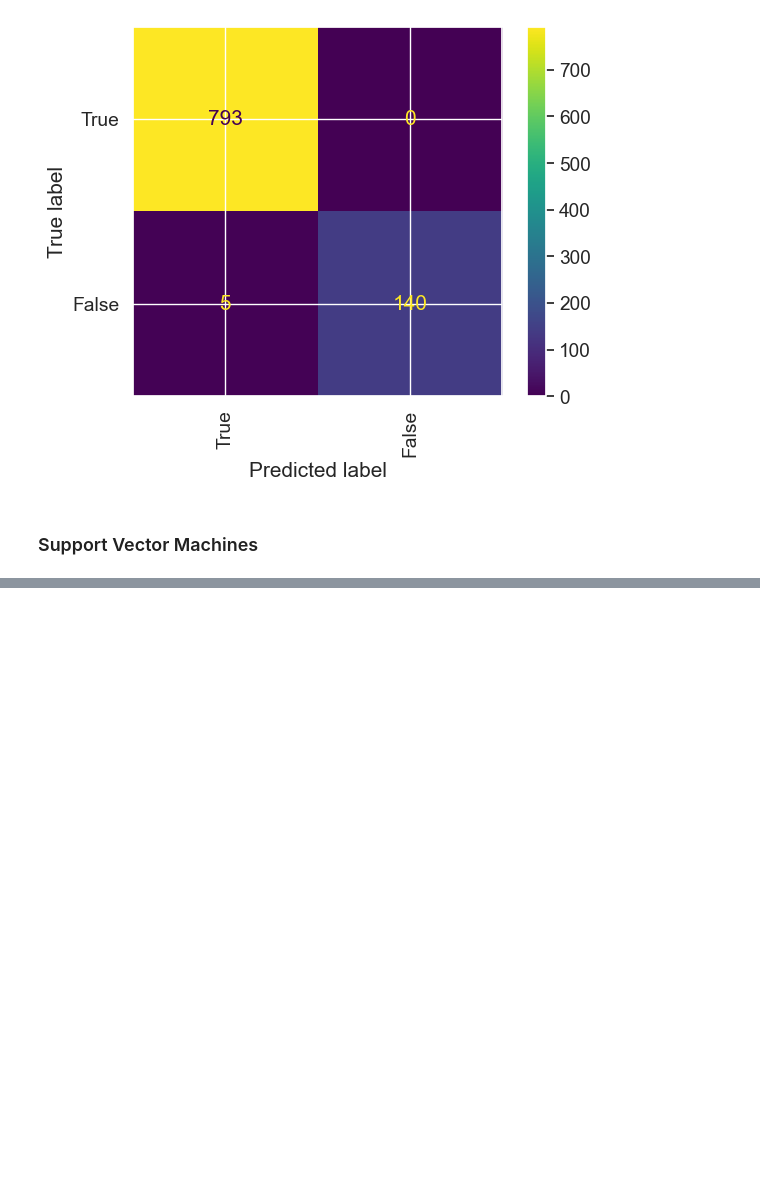
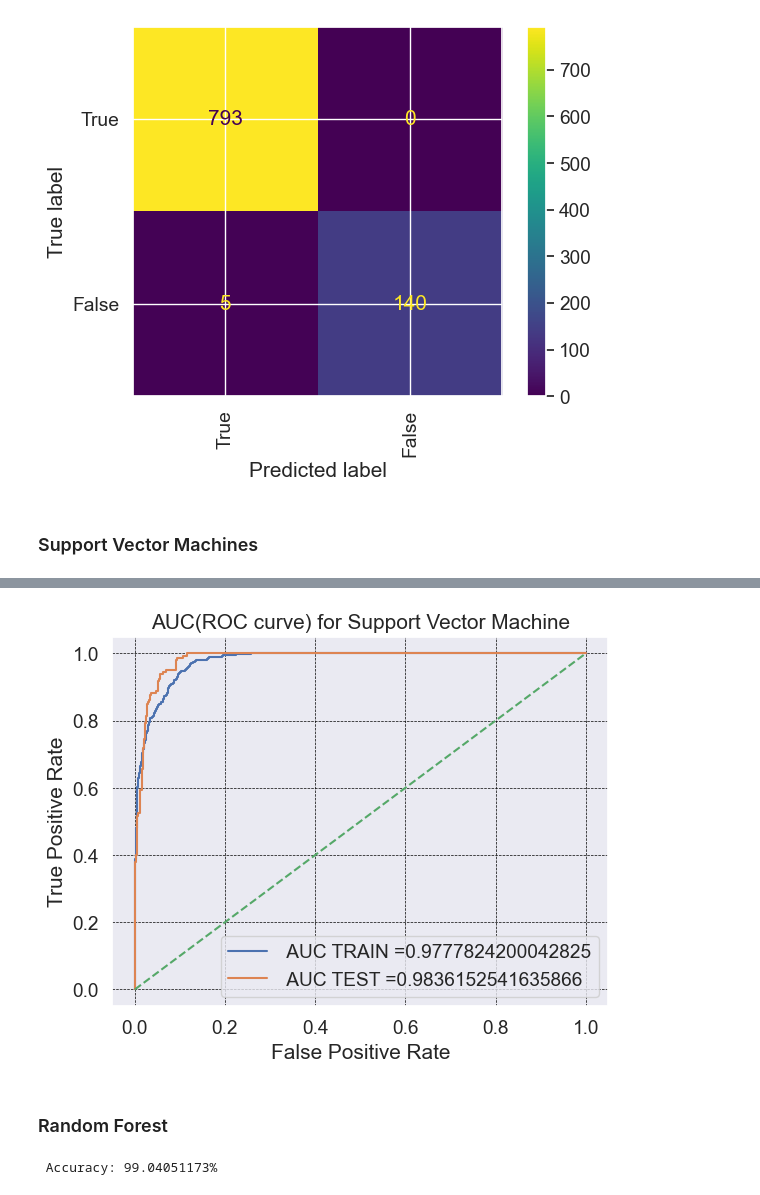
Before and after one commit to alisonjing/DTSA5506-Data-Mining-Project, a Jupyter notebook: NASA_Asteroid_Classification.ipynb, the cells around one changed output, grey strips where cells are left out. Drawn from its saved outputs; the diff is of its cells as text; code cells hidden in the pictures; blank space fills up the shorter version.

```diff
--- a/NASA_Asteroid_Classification.ipynb
+++ b/NASA_Asteroid_Classification.ipynb
@@ -1124,0 +1136,48 @@ roc_auc_score(y_test, y_pred_prob)
+# %%
+# A better ROC curve
+from sklearn.model_selection import GridSearchCV
+from sklearn.linear_model import SGDClassifier
+from sklearn.metrics import roc_curve, auc
+model = SGDClassifier(loss ='hinge',alpha = 0.0001, penalty='l2', class_weight='balanced')
+
+model.fit(X_train, y_train)
+y_train_pred = model.decision_function(X_train)
+y_test_pred = model.decision_function(X_test)
+
+train_fpr, train_tpr, tr_thresholds = roc_curve(y_train, y_train_pred)
+test_fpr, test_tpr, te_thresholds = roc_curve(y_test, y_test_pred)
+plt.grid()
+plt.plot(train_fpr, train_tpr, label=" AUC TRAIN ="+str(auc(train_fpr, train_tpr)))
+plt.plot(test_fpr, test_tpr, label=" AUC TEST ="+str(auc(test_fpr, test_tpr)))
+plt.plot([0,1],[0,1],'g--')
+plt.legend()
+plt.xlabel("False Positive Rate")
+plt.ylabel("True Positive Rate")
+plt.title("AUC(ROC curve) for Support Vector Machine")
+plt.grid(color='black', linestyle='--', linewidth=0.5)
+plt.show()
+
+# Reference:
+# 1. https://datascience.stackexchange.com/questions/69442/plotting-roc-auc-for-svm-algorithm
+# 2. https://scikit-learn.org/stable/modules/generated/sklearn.linear_model.SGDClassifier.html
+# %% [output]
+[figure, added]
+# %% [markdown]
+### Random Forest
+# %%
+from sklearn.ensemble import RandomForestClassifier
+
+X = cleaned_features.drop(['Hazardous'], axis=1)
+y = cleaned_features.Hazardous
+X_train, X_test, y_train, y_test = train_test_split(X, y, test_size=0.2, random_state=0)
+
+rnd_clf = RandomForestClassifier(n_estimators=500, max_leaf_nodes=18, n_jobs=-1)
+rnd_clf.fit(X_train, y_train)
+
+y_pred_rf = rnd_clf.predict(X_test)
+
+# Evaluating the model with the accuracy score
+accuracy = metrics.accuracy_score(y_test, y_pred_rf)
+print(Fore.RED, '\033[1m'+"Accuracy: {:.8f}%".format(accuracy*100))
+# %% [output]
+ Accuracy: 99.04051173%
```
Also changed, not shown: parts of 14 cells of this notebook, 1 other file.
